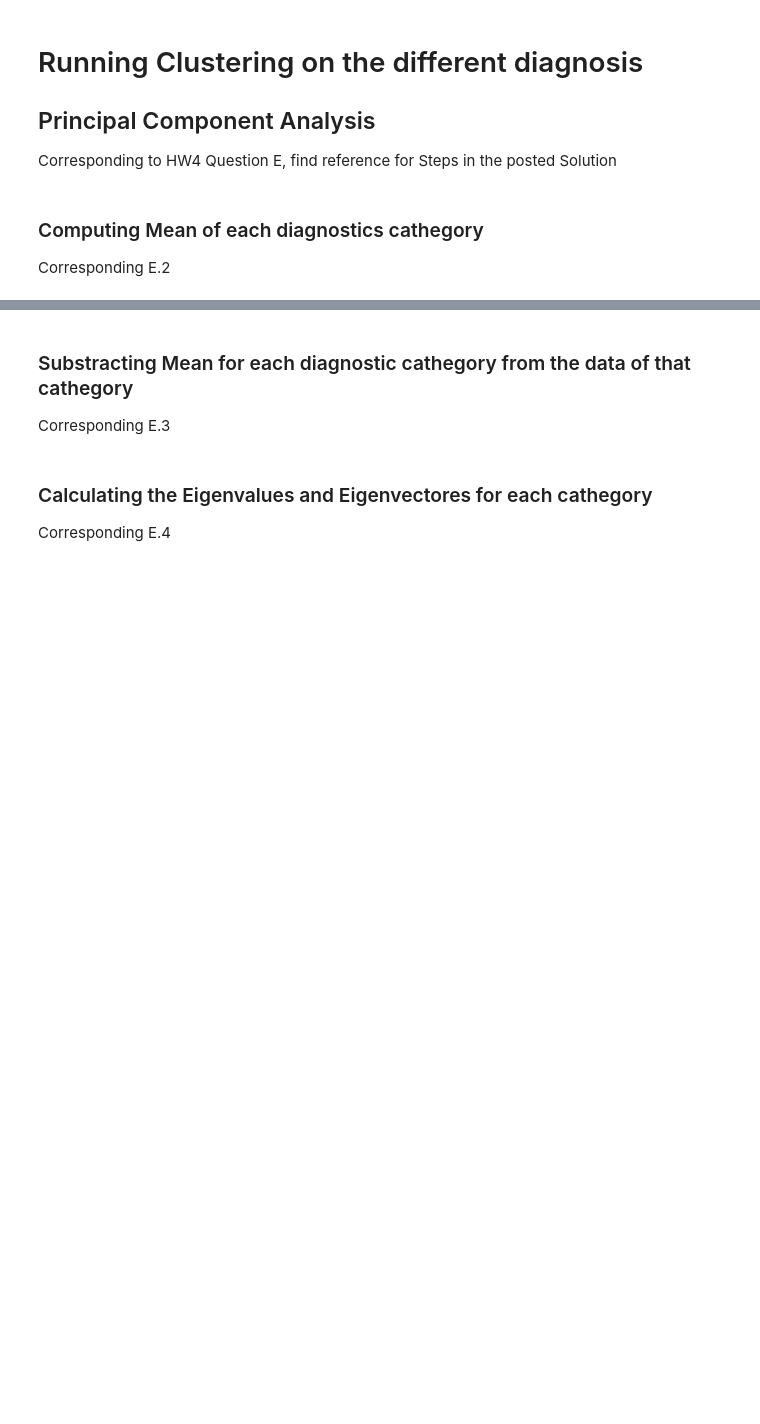
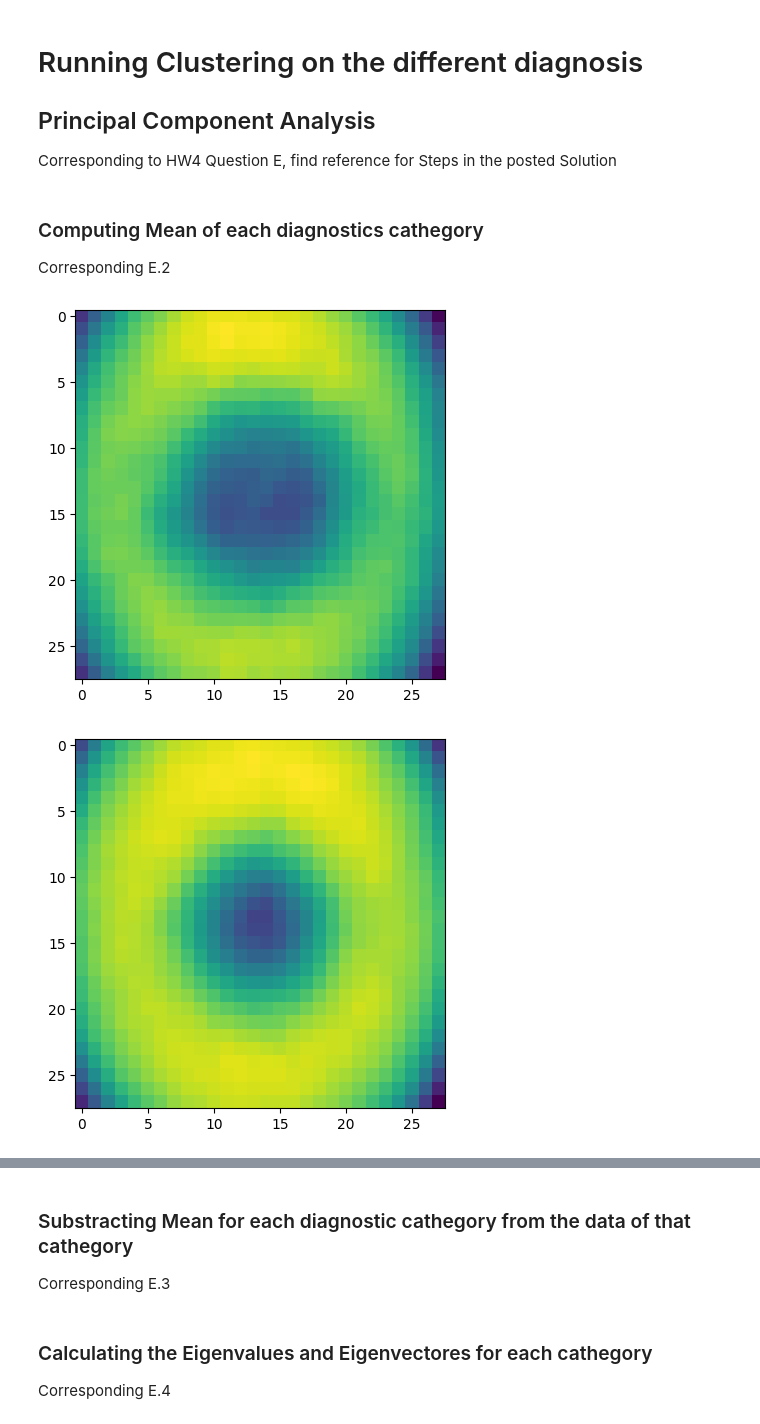
Before and after one commit to lusxvr/cogs118b_finalProject, a Jupyter notebook: test.ipynb, the cells around one changed output, grey strips where cells are left out. Drawn from its saved outputs; the diff is of its cells as text; code cells hidden in the pictures; blank space fills up the shorter version.

```diff
--- a/test.ipynb
+++ b/test.ipynb
@@ -171,8 +171,11 @@ Corresponding E.2
 # %%
 mean = []
 
 for i in range(len(img_index_group)):
     mean.append(np.mean(df.loc[img_index_group[i]], axis=0))
 
-    #disp_img(mean[i])
+    disp_img(mean[i])
     #print(mean[i])
+# %% [output]
+[figure, added]
+[figure, added]
```
Also changed, not shown: parts of 4 cells of this notebook.
